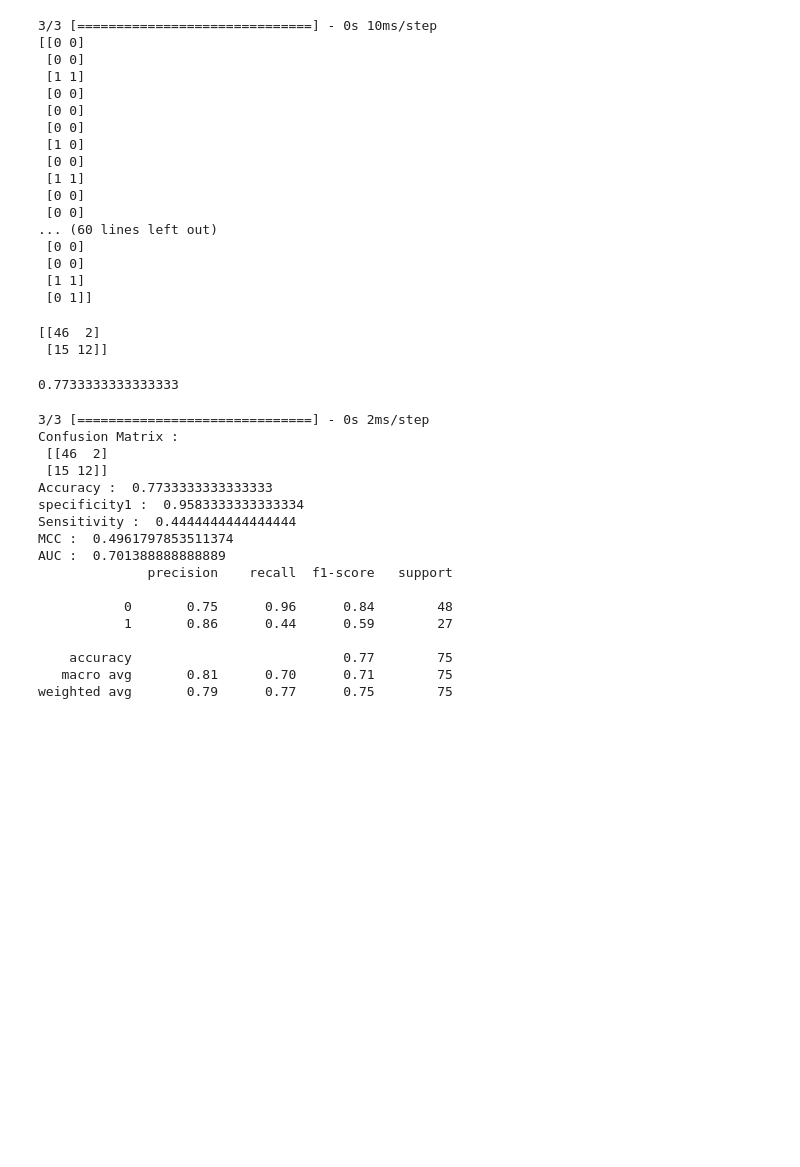
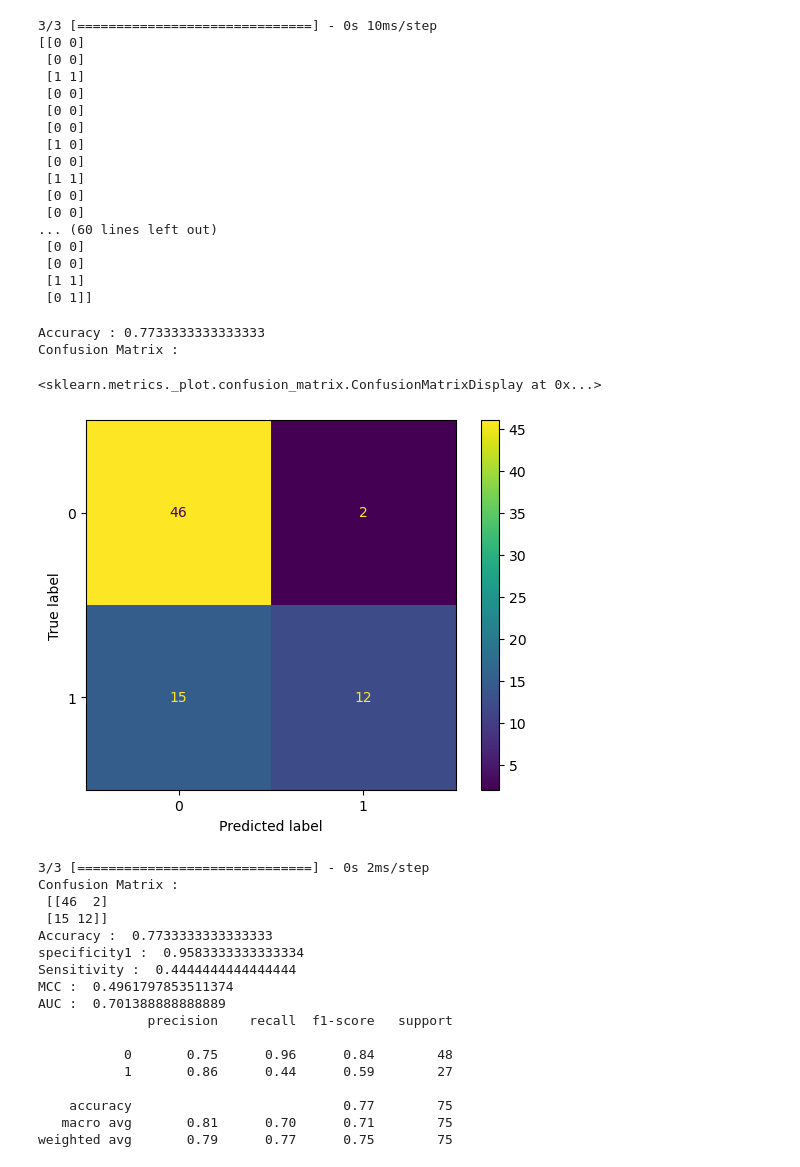
Before and after one commit to 573-pankaj/Work-on-Pima-Indians-Diabetes-Database, a Jupyter notebook: Code/ANN implementations on PIDDD.ipynb, the cells around one changed output. Saved outputs shown, nothing was run; the diff lists cells and outputs as text; code cells hidden in the pictures; blank space fills up the shorter version.

```diff
--- a/Code/ANN implementations on PIDDD.ipynb
+++ b/Code/ANN implementations on PIDDD.ipynb
@@ -125,15 +125,19 @@ print(np.concatenate((y_pred.reshape(len(y_pred),1), y_test.reshape(len(y_test),
  [0 1]]
 # %%
 # confusion matrix
-from sklearn.metrics import confusion_matrix, accuracy_score
+from sklearn.metrics import confusion_matrix, accuracy_score, ConfusionMatrixDisplay
 
 cm = confusion_matrix(y_test, y_pred)
-print(cm)
-accuracy_score(y_test, y_pred)
+print('Accuracy :',accuracy_score(y_test, y_pred))
+# print(accuracy_score(y_test, y_pred))
+print('Confusion Matrix : \n')
+conf_matrix1 = ConfusionMatrixDisplay(confusion_matrix=cm)
+conf_matrix1.plot()
 # %% [output]
-[[46  2]
- [15 12]]
+Accuracy : 0.7733333333333333
+Confusion Matrix :
-0.7733333333333333
+<sklearn.metrics._plot.confusion_matrix.ConfusionMatrixDisplay at 0x...>
+[figure, added]
 # %%
 pred_Ann = ann.predict(X_test)
 pred_Ann= (pred_Ann > 0.5)
```
Also changed, not shown: parts of 2 cells of this notebook, 4 other files.
